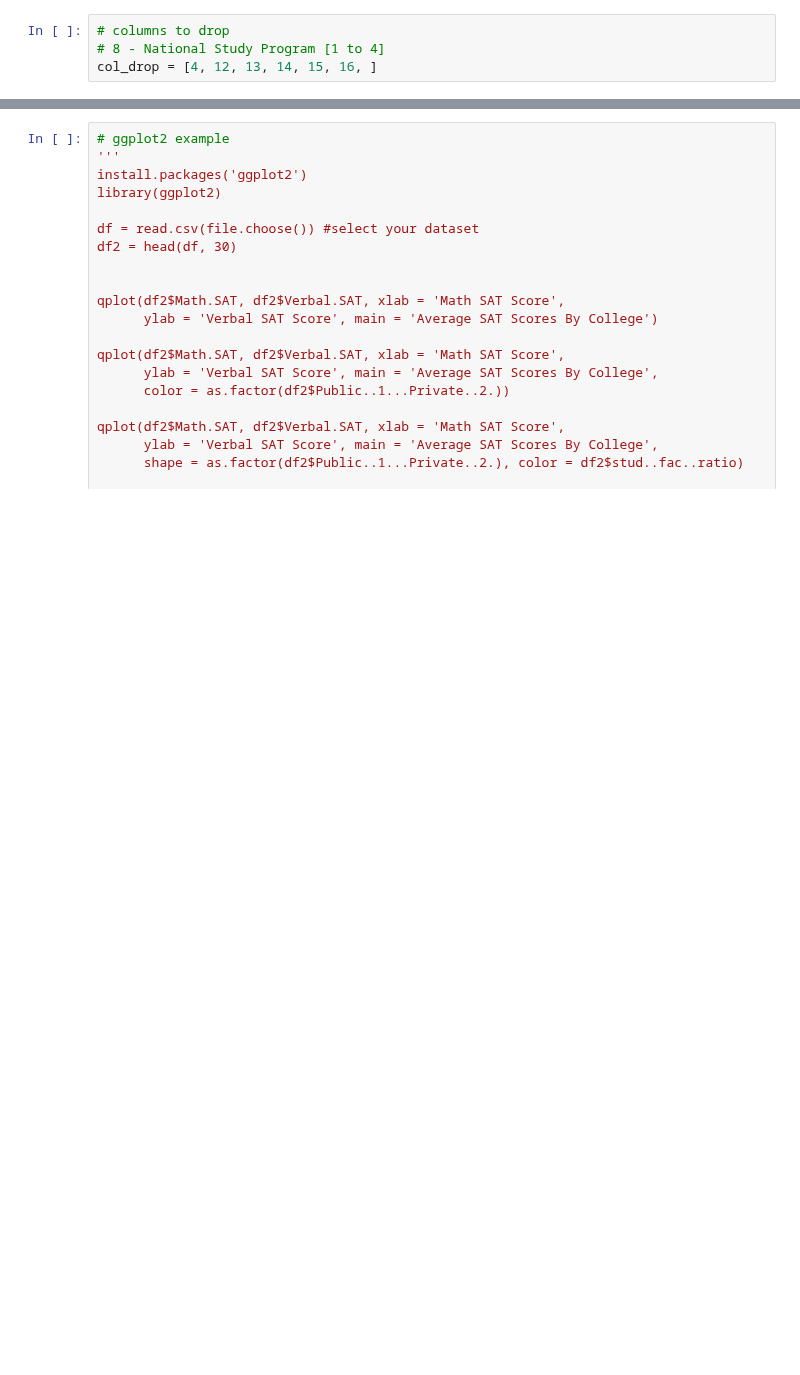
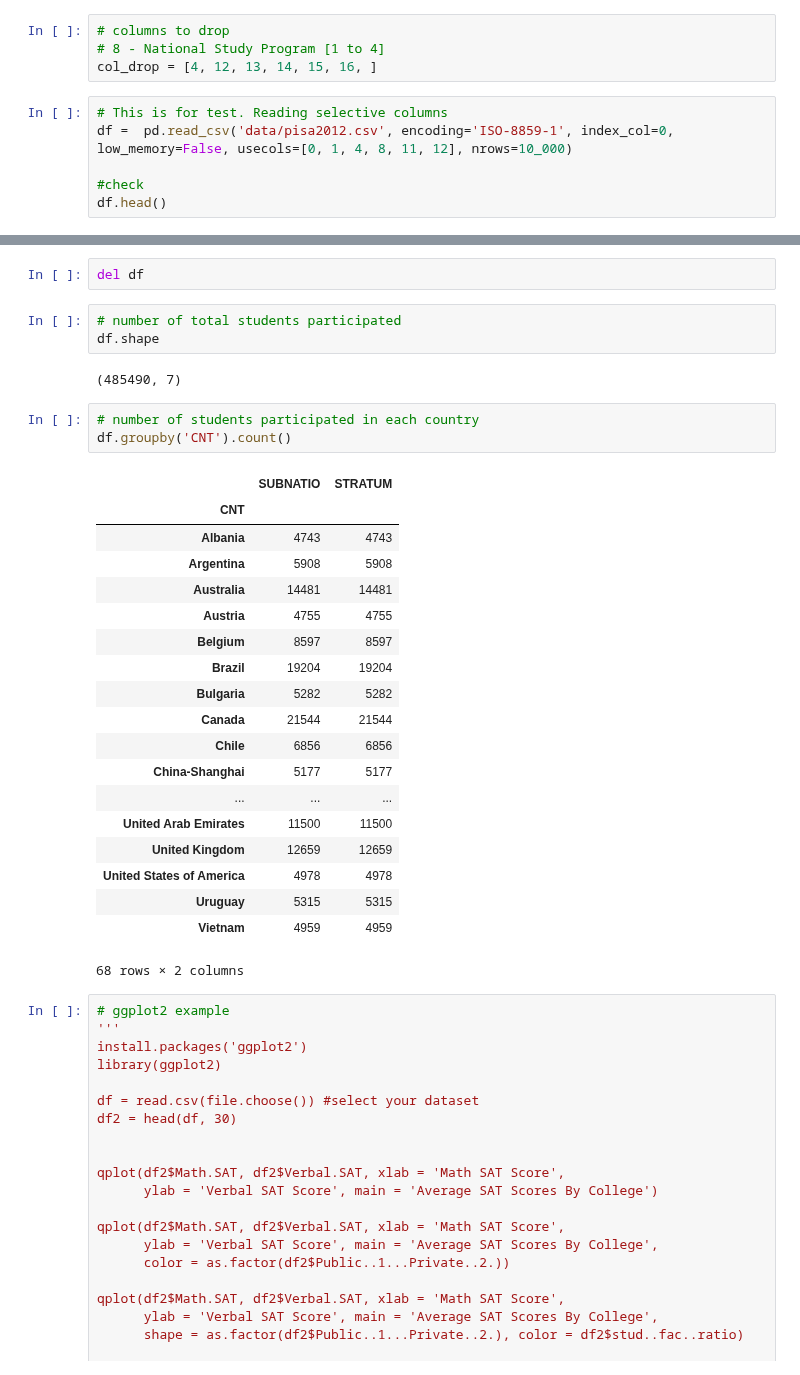
Before and after one commit to Steve-Choi/DAND, a Jupyter notebook: Communicate-Data-Findings/Communicate-Data-Findings.ipynb, the cells around one changed output, grey strips where cells are left out. Drawn from its saved outputs; the diff is of its cells as text; blank space fills up the shorter version.

Commit message:
Reading data in chunks

```diff
--- a/Communicate-Data-Findings/Communicate-Data-Findings.ipynb
+++ b/Communicate-Data-Findings/Communicate-Data-Findings.ipynb
@@ -101,3 +101,9 @@ Name: ST115Q01, dtype: int64
 # columns to drop
 # 8 - National Study Program [1 to 4]
 col_drop = [4, 12, 13, 14, 15, 16, ]
+# %%
+# This is for test. Reading selective columns
+df =  pd.read_csv('data/pisa2012.csv', encoding='ISO-8859-1', index_col=0, low_memory=False, usecols=[0, 1, 4, 8, 11, 12], nrows=10_000)
+
+#check
+df.head()
@@ -104,3 +117,33 @@ col_drop = [4, 12, 13, 14, 15, 16, ]
+# %%
+del df
+# %%
+# number of total students participated
+df.shape
+# %% [output]
+(485490, 7)
+# %%
+# number of students participated in each country
+df.groupby('CNT').count()
+# %% [output]
+|  | SUBNATIO | STRATUM |
+| CNT |  |  |
+| Albania | 4743 | 4743 |
+| Argentina | 5908 | 5908 |
+| Australia | 14481 | 14481 |
+| Austria | 4755 | 4755 |
+| Belgium | 8597 | 8597 |
+| Brazil | 19204 | 19204 |
+| Bulgaria | 5282 | 5282 |
+| Canada | 21544 | 21544 |
+| Chile | 6856 | 6856 |
+| China-Shanghai | 5177 | 5177 |
+| ... | ... | ... |
+| United Arab Emirates | 11500 | 11500 |
+| United Kingdom | 12659 | 12659 |
+| United States of America | 4978 | 4978 |
+| Uruguay | 5315 | 5315 |
+| Vietnam | 4959 | 4959 |
+68 rows × 2 columns
 # %%
 # ggplot2 example
 '''
```
Also changed, not shown: parts of 2 cells of this notebook.
